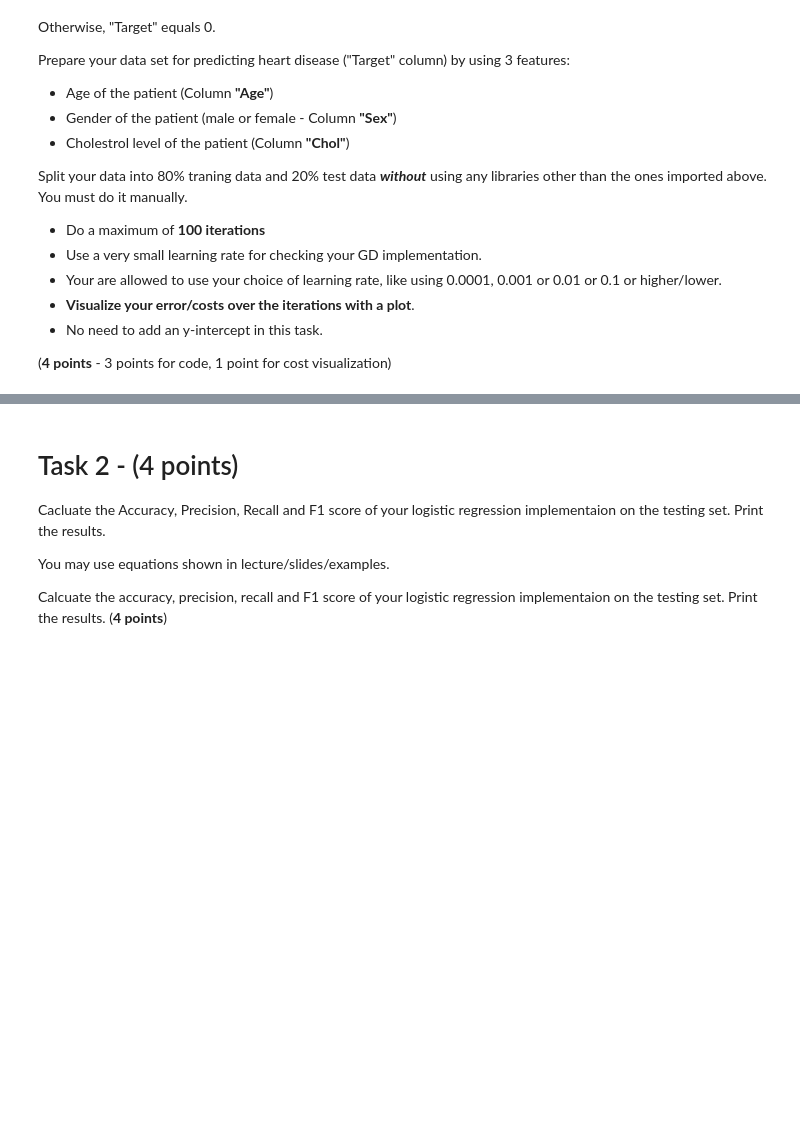
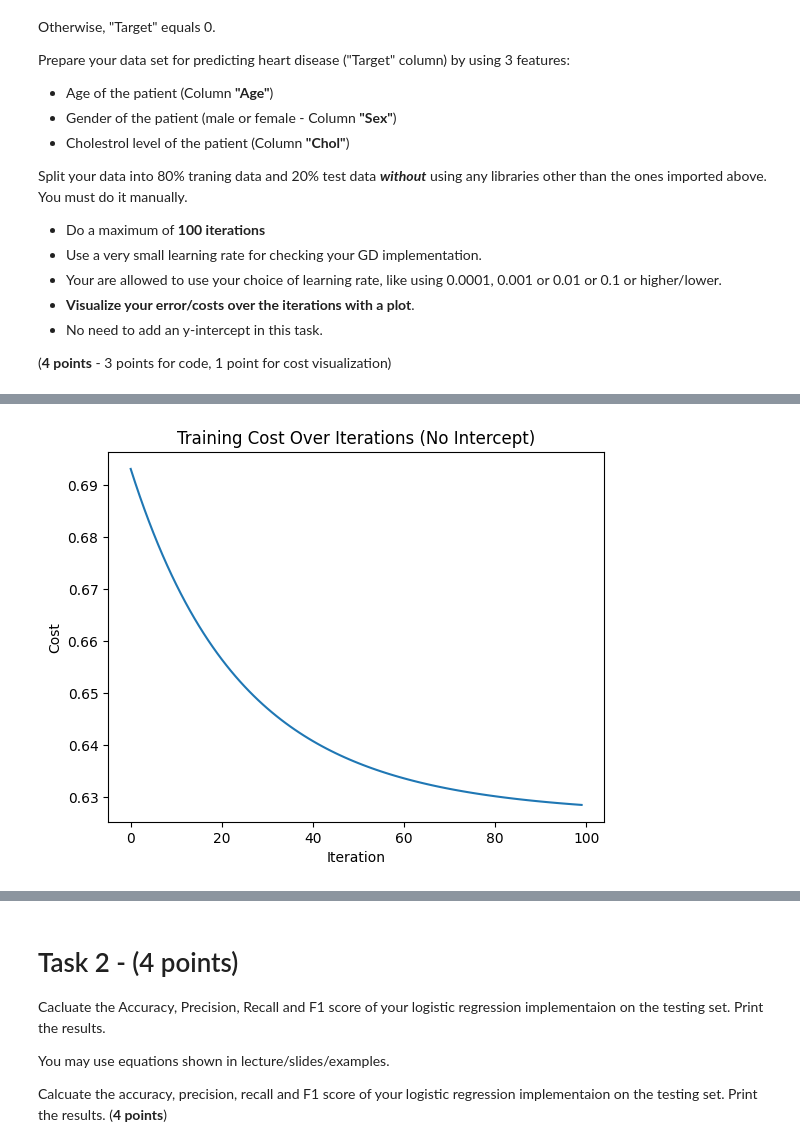
Before and after one commit to leiandas/CS329E-Assignments, a Jupyter notebook: Assignment 6/329e_HW06.ipynb, the cells around one changed output, grey strips where cells are left out. Saved outputs shown, nothing was run; the diff lists cells and outputs as text; code cells hidden in the pictures; blank space fills up the shorter version.

```diff
--- a/Assignment 6/329e_HW06.ipynb
+++ b/Assignment 6/329e_HW06.ipynb
@@ -120,21 +120,3 @@ Split your data into 80% traning data and 20% test data ***without*** using any
 * No need to add an y-intercept in this task.
 
 (**4 points** - 3 points for code, 1 point for cost visualization)
-# %%
-# classify target as No = 0 and Yes = 1
-targetClass = {"Yes": 1, "No": 0}
-heart_df = heart_df.replace({"Target": targetClass})
-
-# prepare X and y and normalize
-X = heart_df[["Age", "Sex", "Chol"]]
-X = X.apply(lambda rec:(rec-rec.mean())/rec.std(),axis=0)
-y = heart_df["Target"]
-
-
-# extract training and testing df
-training = heart_df.sample(frac=0.8)
-testing = heart_df.drop(training.index)
-
-# initialize bias and weight guesses
-b = np.random.rand(1)
-theta = np.random.rand(X.shape[1])
@@ -142,0 +126,74 @@ array([0.74886685, 0.32977345, 0.95923847])
+# %%
+# classify target as No = 0 and Yes = 1
+targetClass = {"Yes": 1, "No": 0}
+heart_df = heart_df.replace({"Target": targetClass})
+
+# prepare X and y and normalize
+features = ["Age", "Sex", "Chol"]
+
+# Split manually into training and testing (80/20)
+training = heart_df.sample(frac=0.8)
+testing = heart_df.drop(training.index)
+
+# Build numpy arrays for training
+X_train = training[features].copy()
+X_train = (X_train - X_train.mean()) / X_train.std()
+X_train = X_train.values
+y_train = training['Target'].values.astype(float)
+
+# Build numpy arrays for testing
+X_test = testing[features].copy()
+X_test = (X_test - X_test.mean()) / X_test.std()
+X_test = X_test.values
+y_test = testing['Target'].values.astype(float)
+
+# Initialize weight guesses
+np.random.seed(0)
+weights = np.zeros(X_train.shape[1])
+
+
+def sigmoid(z):
+    g = 1 / (1 + np.exp(-z))
+    return g
+
+def cost_function(X, y, weights):
+    n, d = X.shape
+    xDotWeights = X.dot(weights)
+
+    cost = 1.0 / n * (-y.T.dot(np.log(sigmoid(xDotWeights))) - (1 - y).T.dot(np.log(1 - sigmoid(xDotWeights))))
+
+    return cost
+
+def gradient(X, y, weights):
+    n, d = X.shape
+    x_dot_weights = X.dot(weights)
+
+    grad = (1.0 / n )* (sigmoid(x_dot_weights) - y).T.dot(X)
+
+    return grad
+
+# Initialize parameters
+num_iterations = 100
+learningRate = 0.1
+cost_list = []
+
+# Logistic Regression
+for i in range(num_iterations):
+    cost = cost_function(X_train, y_train, weights)
+    cost_list.append(cost)
+
+    grad = gradient(X_train, y_train, weights)
+    weights = weights - learningRate * grad
+
+    # if i % 10 == 0:
+    #     print(f"Iteration {i}, Cost = {cost:.6f}")
+
+# Plot cost over iterations
+plt.plot(np.arange(len(cost_list)), cost_list)
+plt.xlabel('Iteration')
+plt.ylabel('Cost')
+plt.title('Training Cost Over Iterations (No Intercept)')
+plt.show()
+
+print('Final Weights:', weights)
+# %% [output]
@@ -142,0 +210 @@ array([0.74886685, 0.32977345, 0.95923847])
+[figure, added]
```
Also changed, not shown: parts of 15 cells of this notebook.
